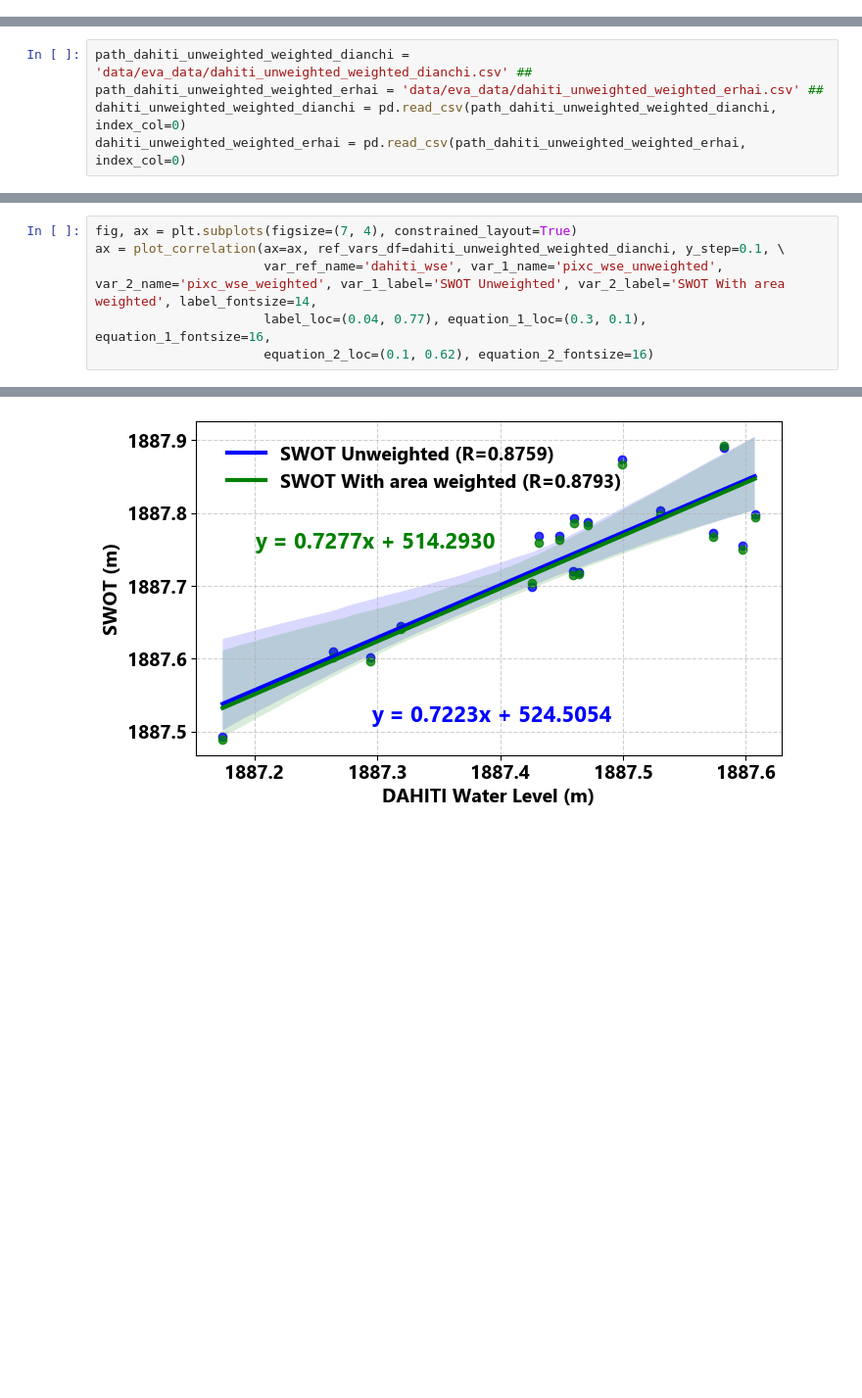
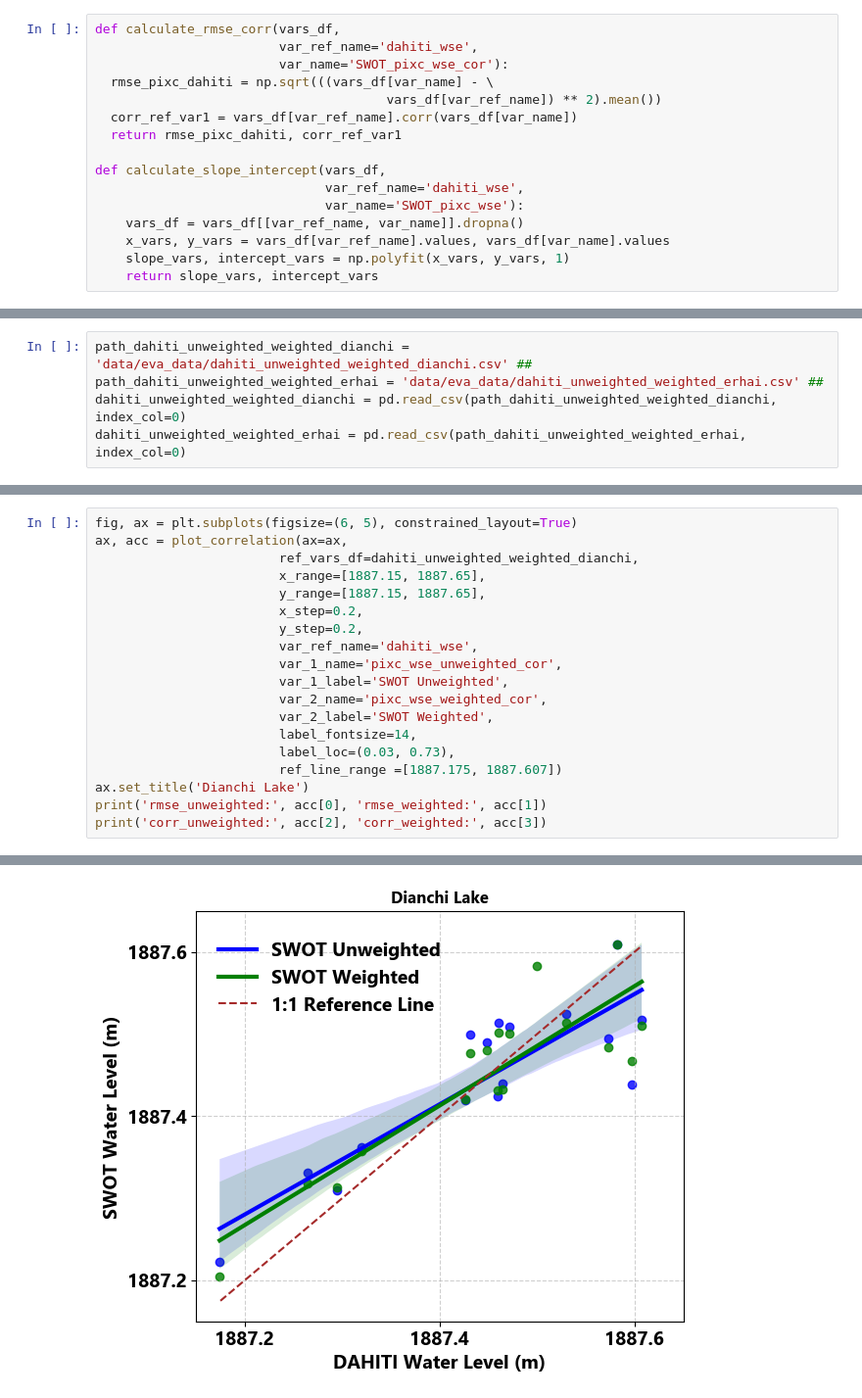
Before and after one commit to xinluo2018/Yunnan-Surface-Water, a Jupyter notebook: visual/2_swot_wse_eva.ipynb, the cells around one changed output, grey strips where cells are left out. Shown at 98% size. Drawn from its saved outputs; the diff is of its cells as text; blank space fills up the shorter version.

```diff
--- a/visual/2_swot_wse_eva.ipynb
+++ b/visual/2_swot_wse_eva.ipynb
@@ -52 +54,17 @@ dahiti_pix_lakesp_erhai
+# %%
+def calculate_rmse_corr(vars_df,
+                        var_ref_name='dahiti_wse',
+                        var_name='SWOT_pixc_wse_cor'):
+  rmse_pixc_dahiti = np.sqrt(((vars_df[var_name] - \
+                                      vars_df[var_ref_name]) ** 2).mean())
+  corr_ref_var1 = vars_df[var_ref_name].corr(vars_df[var_name])
+  return rmse_pixc_dahiti, corr_ref_var1
+
+def calculate_slope_intercept(vars_df,
+                              var_ref_name='dahiti_wse',
+                              var_name='SWOT_pixc_wse'):
+    vars_df = vars_df[[var_ref_name, var_name]].dropna()
+    x_vars, y_vars = vars_df[var_ref_name].values, vars_df[var_name].values
+    slope_vars, intercept_vars = np.polyfit(x_vars, y_vars, 1)
+    return slope_vars, intercept_vars
 # %%
@@ -244,7 +437,20 @@ plot_wse(ax=ax, ref_vars_df=dahiti_unweighted_weighted_dianchi, \
 # %%
-fig, ax = plt.subplots(figsize=(7, 4), constrained_layout=True)
-ax = plot_correlation(ax=ax, ref_vars_df=dahiti_unweighted_weighted_dianchi, y_step=0.1, \
-                      var_ref_name='dahiti_wse', var_1_name='pixc_wse_unweighted', var_2_name='pixc_wse_weighted', var_1_label='SWOT Unweighted', var_2_label='SWOT With area weighted', label_fontsize=14,
-                      label_loc=(0.04, 0.77), equation_1_loc=(0.3, 0.1), equation_1_fontsize=16,
-                      equation_2_loc=(0.1, 0.62), equation_2_fontsize=16)
+fig, ax = plt.subplots(figsize=(6, 5), constrained_layout=True)
+ax, acc = plot_correlation(ax=ax,
+                        ref_vars_df=dahiti_unweighted_weighted_dianchi,
+                        x_range=[1887.15, 1887.65],
+                        y_range=[1887.15, 1887.65],
+                        x_step=0.2,
+                        y_step=0.2,
+                        var_ref_name='dahiti_wse',
+                        var_1_name='pixc_wse_unweighted_cor',
+                        var_1_label='SWOT Unweighted',
+                        var_2_name='pixc_wse_weighted_cor',
+                        var_2_label='SWOT Weighted',
+                        label_fontsize=14,
+                        label_loc=(0.03, 0.73),
+                        ref_line_range =[1887.175, 1887.607])
+ax.set_title('Dianchi Lake')
+print('rmse_unweighted:', acc[0], 'rmse_weighted:', acc[1])
+print('corr_unweighted:', acc[2], 'corr_weighted:', acc[3])
 # %% [output]
@@ -251,2 +459,2 @@ ax = plot_correlation(ax=ax, ref_vars_df=dahiti_unweighted_weighted_dianchi, y_s
-[figure, old version]
+[figure, new version]
 # %%
```
Also changed, not shown: parts of 27 cells of this notebook, 23 other files.
